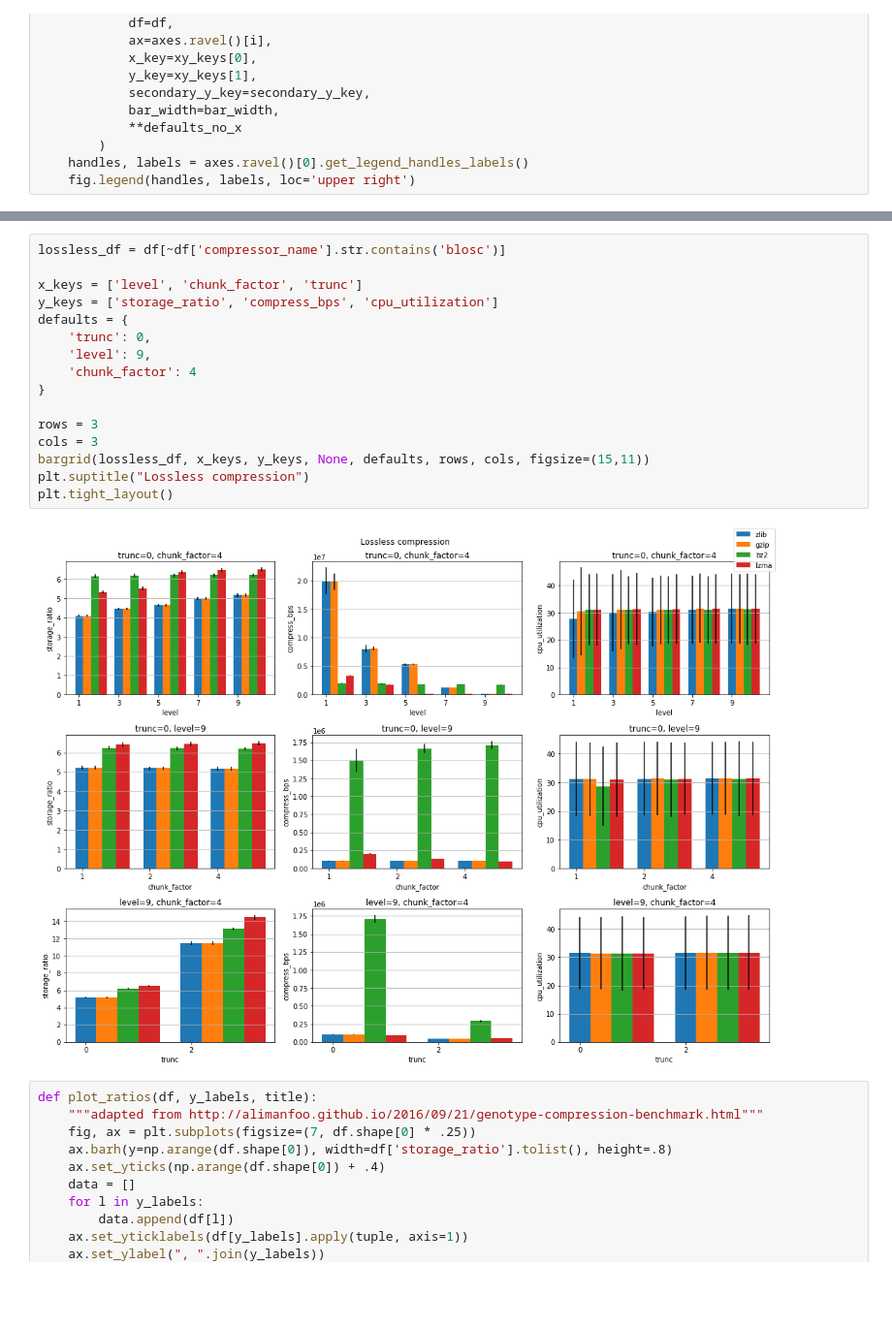
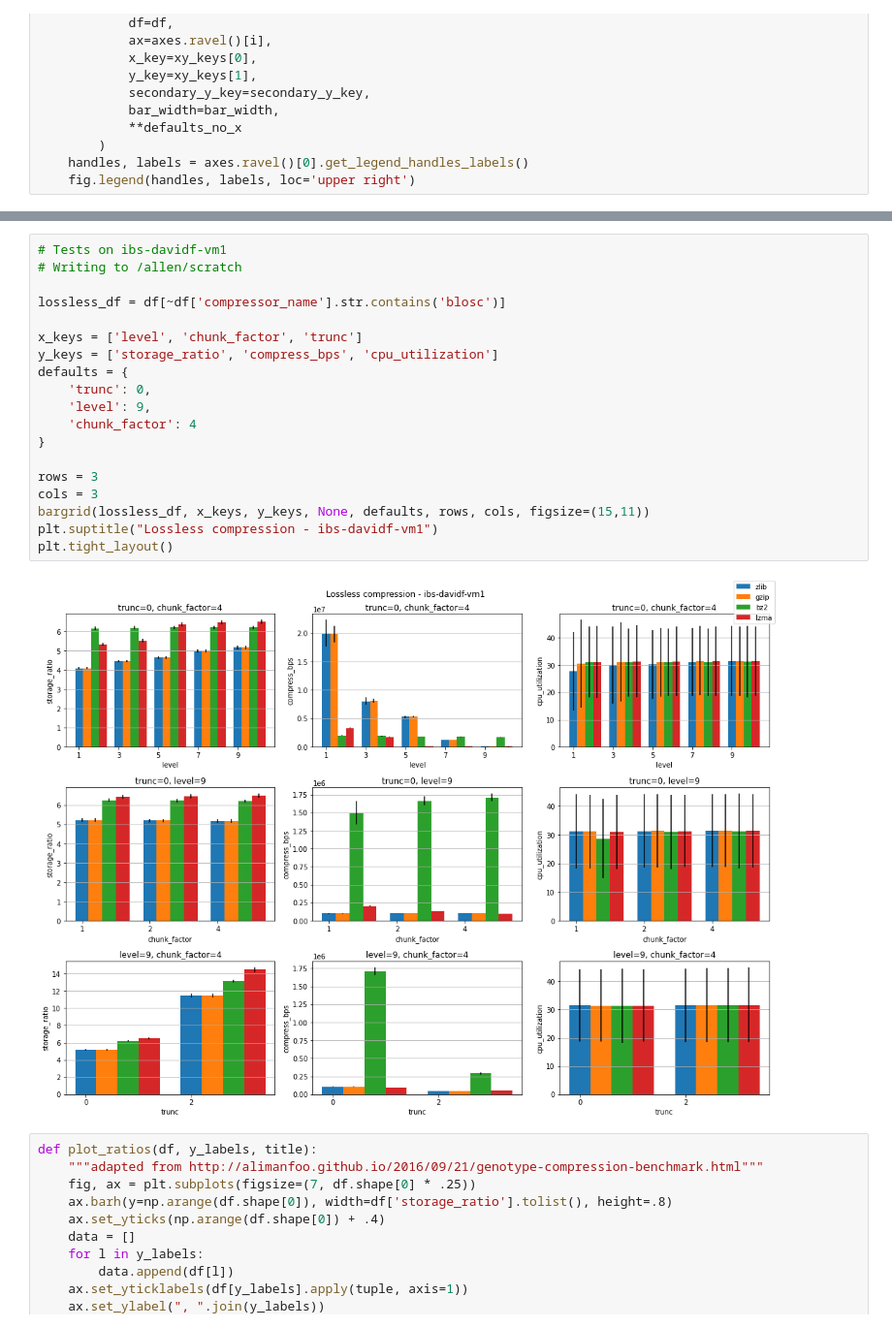
Before and after one commit to AllenNeuralDynamics/lightsheet-compression-tests, a Jupyter notebook: compression_plots.ipynb, the cells around one changed output, grey strips where cells are left out. Shown at 97% size. Cells and saved outputs as stored; diff of their text form; blank space fills up the shorter version.

```diff
--- a/compression_plots.ipynb
+++ b/compression_plots.ipynb
@@ -84,21 +87,24 @@ plt.tight_layout()
 # %%
+# Tests on ibs-davidf-vm1
+# Writing to /allen/scratch
+
 lossless_df = df[~df['compressor_name'].str.contains('blosc')]
 
 x_keys = ['level', 'chunk_factor', 'trunc']
 y_keys = ['storage_ratio', 'compress_bps', 'cpu_utilization']
 defaults = {
     'trunc': 0,
     'level': 9,
     'chunk_factor': 4
 }
 
 rows = 3
 cols = 3
 bargrid(lossless_df, x_keys, y_keys, None, defaults, rows, cols, figsize=(15,11))
-plt.suptitle("Lossless compression")
+plt.suptitle("Lossless compression - ibs-davidf-vm1")
 plt.tight_layout()
 # %% [output]
-[figure, old version]
+[figure, new version]
 # %%
 def plot_ratios(df, y_labels, title):
     """adapted from http://alimanfoo.github.io/2016/09/21/genotype-compression-benchmark.html"""
```
Also changed, not shown: parts of 9 cells of this notebook.
